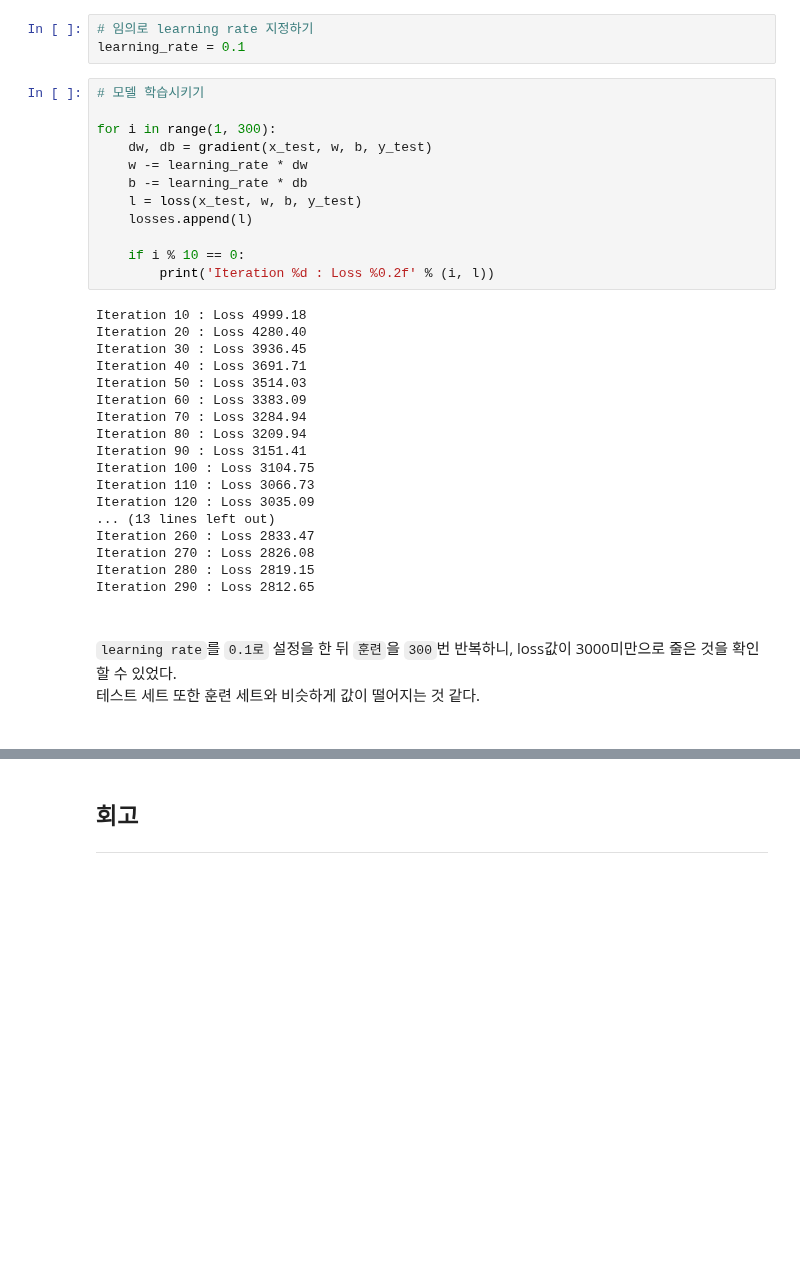
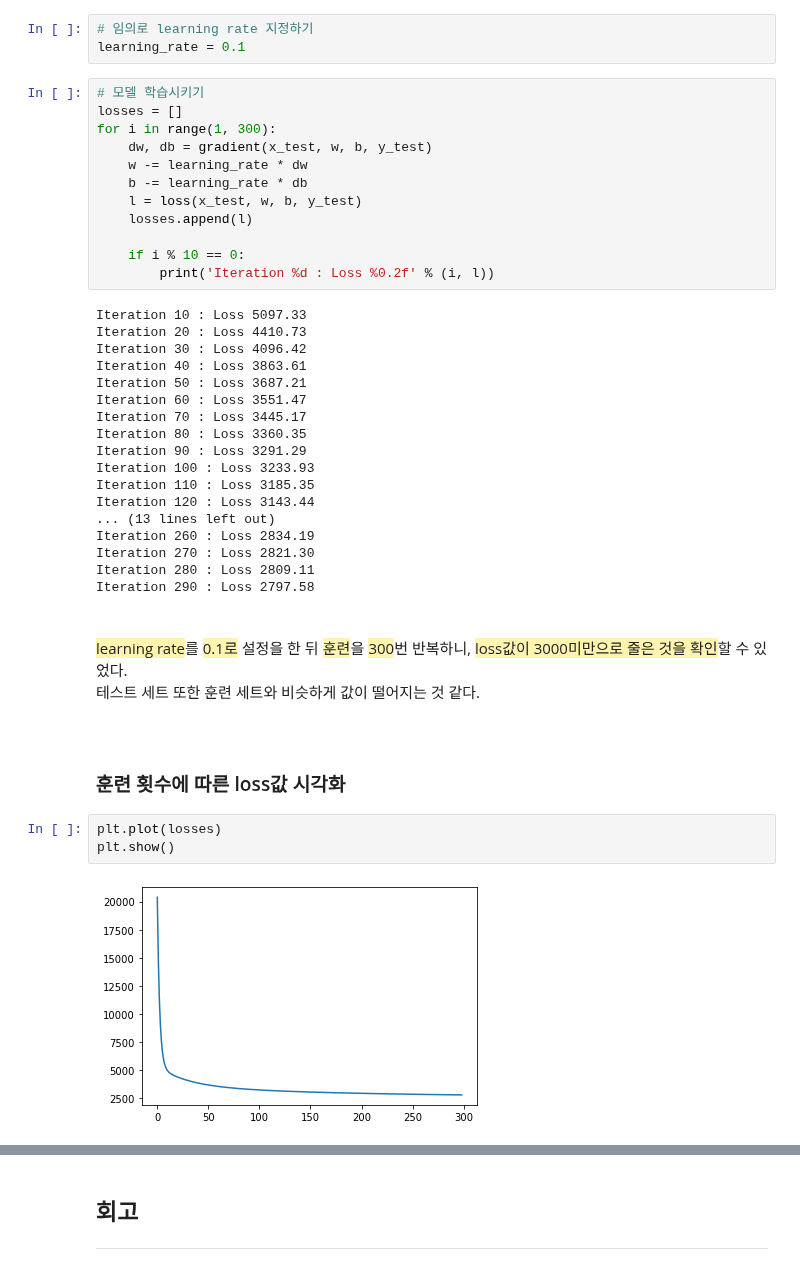
Before and after one commit to WangGamjaaaa/EXPLORATION, a Jupyter notebook: 02_EXPLORATION/2. 날씨 좋은 월요일 오후 세 시, 자전거 타는 사람은 몇 명?.ipynb, the cells around one changed output, grey strips where cells are left out. Saved outputs shown, nothing was run; the diff lists cells and outputs as text; blank space fills up the shorter version.

```diff
--- a/02_EXPLORATION/2. 날씨 좋은 월요일 오후 세 시, 자전거 타는 사람은 몇 명?.ipynb
+++ b/02_EXPLORATION/2. 날씨 좋은 월요일 오후 세 시, 자전거 타는 사람은 몇 명?.ipynb
@@ -922,7 +514,7 @@ b
 learning_rate = 0.1
 # %%
 # 모델 학습시키기
-
+losses = []
 for i in range(1, 300):
     dw, db = gradient(x_test, w, b, y_test)
     w -= learning_rate * dw
@@ -933,28 +525,34 @@ for i in range(1, 300):
     if i % 10 == 0:
         print('Iteration %d : Loss %0.2f' % (i, l))
 # %% [output]
-Iteration 10 : Loss 4999.18
-Iteration 20 : Loss 4280.40
-Iteration 30 : Loss 3936.45
-Iteration 40 : Loss 3691.71
-Iteration 50 : Loss 3514.03
-Iteration 60 : Loss 3383.09
-Iteration 70 : Loss 3284.94
-Iteration 80 : Loss 3209.94
-Iteration 90 : Loss 3151.41
-Iteration 100 : Loss 3104.75
-Iteration 110 : Loss 3066.73
-Iteration 120 : Loss 3035.09
+Iteration 10 : Loss 5097.33
+Iteration 20 : Loss 4410.73
+Iteration 30 : Loss 4096.42
+Iteration 40 : Loss 3863.61
+Iteration 50 : Loss 3687.21
+Iteration 60 : Loss 3551.47
+Iteration 70 : Loss 3445.17
+Iteration 80 : Loss 3360.35
+Iteration 90 : Loss 3291.29
+Iteration 100 : Loss 3233.93
+Iteration 110 : Loss 3185.35
+Iteration 120 : Loss 3143.44
 ... (13 lines left out)
-Iteration 260 : Loss 2833.47
-Iteration 270 : Loss 2826.08
-Iteration 280 : Loss 2819.15
-Iteration 290 : Loss 2812.65
+Iteration 260 : Loss 2834.19
+Iteration 270 : Loss 2821.30
+Iteration 280 : Loss 2809.11
+Iteration 290 : Loss 2797.58
 # %% [markdown]
-<div style = "height: 15px;"><div/>
+<div style = "height: 15px;"></div>
 # %% [markdown]
-`learning rate`를 `0.1로` 설정을 한 뒤 `훈련`을 `300`번 반복하니, loss값이 3000미만으로 줄은 것을 확인할 수 있었다.<br/>
-테스트 세트 또한 훈련 세트와 비슷하게 값이 떨어지는 것 같다.
+<p style= "font-size:15px; line-height:24px;"><span style = 'background-color:#fff5b1;'>learning rate</span>를 <span style = 'background-color:#fff5b1; padding:0.2px;'>0.1로</span> 설정을 한 뒤 <span style = 'background-color:#fff5b1; padding:0.2px;'>훈련</span>을 <span style = 'background-color:#fff5b1; padding:0.2px;'>300</span>번 반복하니, <span style = 'background-color:#fff5b1; padding:0.2px;'>loss값이 3000미만으로 줄은 것을 확인</span>할 수 있었다. <br/>테스트 세트 또한 훈련 세트와 비슷하게 값이 떨어지는 것 같다.</p>
 # %% [markdown]
-<div style = "height: 15px;"><div/>
+<div style = "height: 15px;"></div>
+# %% [markdown]
+### 훈련 횟수에 따른 loss값 시각화
+# %%
+plt.plot(losses)
+plt.show()
+# %% [output]
+[figure, added]
 # %% [markdown]
```
Also changed, not shown: parts of 264 cells of this notebook.
